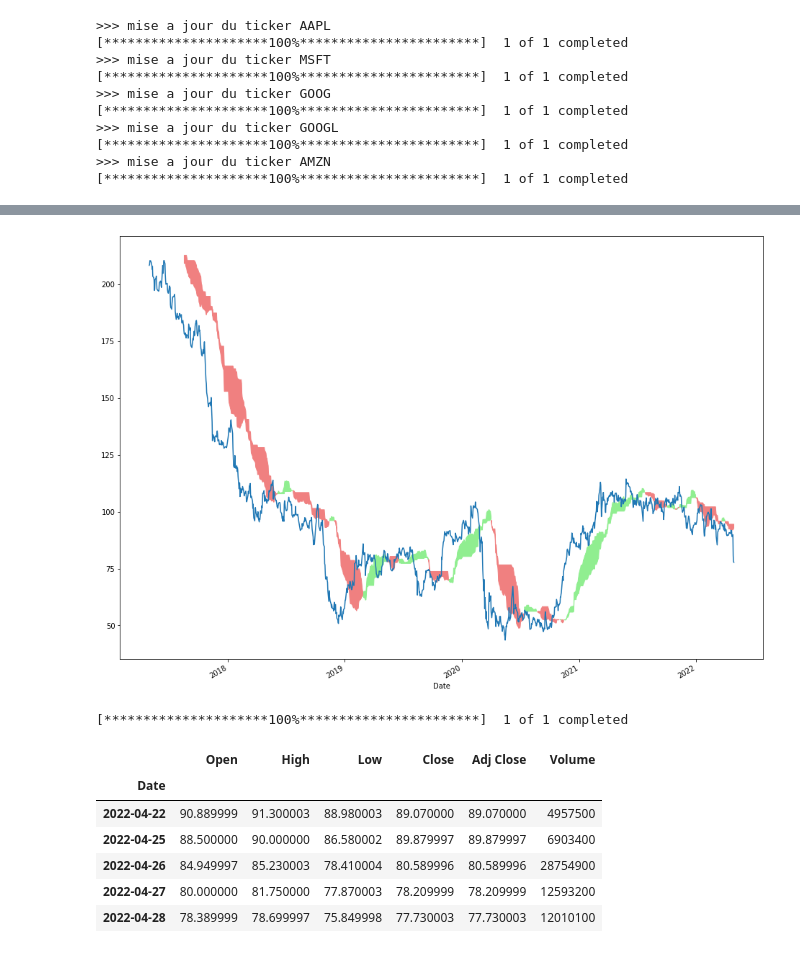
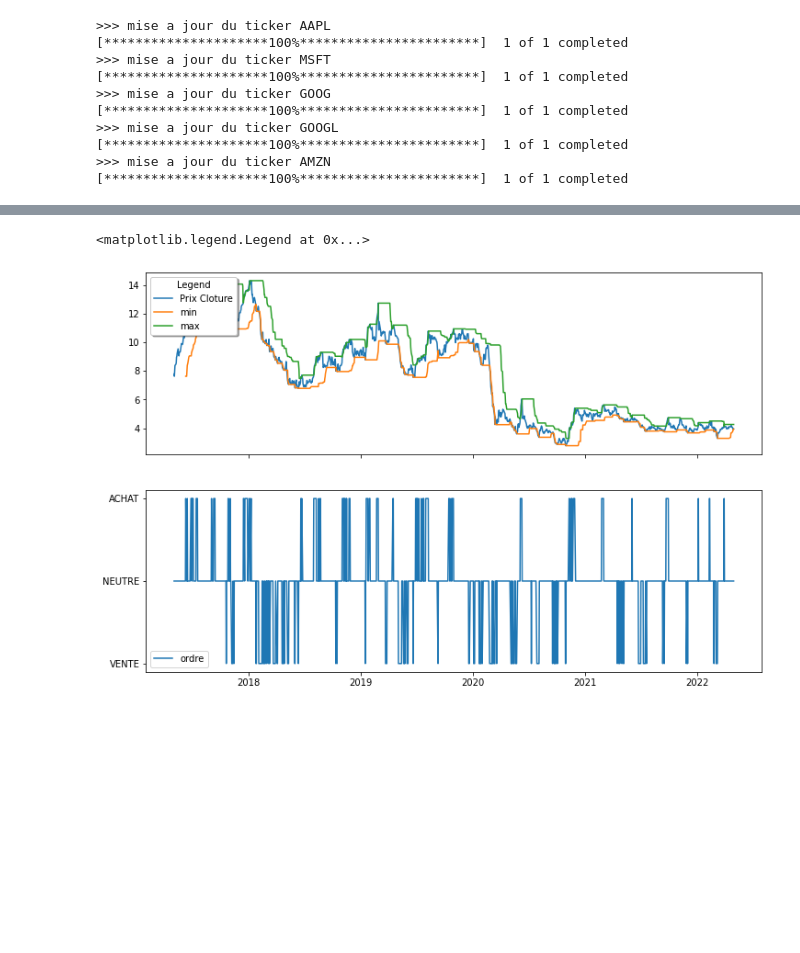
Before and after one commit to antoinebarre/grisbi-dev, a Jupyter notebook: test_manipulation_stock.ipynb, the cells around one changed output, grey strips where cells are left out. Drawn from its saved outputs; the diff is of its cells as text; code cells hidden in the pictures; blank space fills up the shorter version.

```diff
--- a/test_manipulation_stock.ipynb
+++ b/test_manipulation_stock.ipynb
@@ -39,22 +35,26 @@ df.tail()
 # %%
-df = grisbi.load_data_from_csv("GE")
+df = grisbi.load_data_from_csv("AF.PA")
 #grisbi.plot_stock(df.loc["2022"],currency="USD",title=grisbi.get_stockName("GE"))
 #grisbi.plot_candlestick(df.loc["2022"],currency="USD",title=grisbi.get_stockName("GE"))
-# %%
-grisbi.plot_ichimoku(df)
-# %% [output]
-[figure, removed]
-# %%
-import yfinance as yf
-
-aa = yf.download("GE")
-aa.tail()
-# %% [output]
-[*********************100%***********************]  1 of 1 completed
-|  | Open | High | Low | Close | Adj Close | Volume |
-| Date |  |  |  |  |  |  |
-| 2022-04-22 | 90.889999 | 91.300003 | 88.980003 | 89.070000 | 89.070000 | 4957500 |
-| 2022-04-25 | 88.500000 | 90.000000 | 86.580002 | 89.879997 | 89.879997 | 6903400 |
-| 2022-04-26 | 84.949997 | 85.230003 | 78.410004 | 80.589996 | 80.589996 | 28754900 |
-| 2022-04-27 | 80.000000 | 81.750000 | 77.870003 | 78.209999 | 78.209999 | 12593200 |
-| 2022-04-28 | 78.389999 | 78.699997 | 75.849998 | 77.730003 | 77.730003 | 12010100 |
+# %%
+df = grisbi.strategie_tortue(df)
+
+import matplotlib.pyplot as plt
+
+fig, ax = plt.subplots(2,figsize=(12,8),sharex=True)
+ax[0].plot(df["Close"], label="Prix Cloture")
+ax[0].plot(df["min"], label = "min")
+ax[0].plot(df["max"], label = "max")
+leg = ax[0].legend(loc="upper left", bbox_to_anchor=[0, 1],
+                 ncol=1, shadow=True, title="Legend", fancybox=True)
+leg.get_title().set_color("black")
+
+ax[1].plot(df["recommandation"],label ="ordre")
+ax[1].set_yticks([-1, 0, 1])
+ax[1].set_yticklabels([ "VENTE","NEUTRE","ACHAT"])
+
+
+plt.legend()
+# %% [output]
+<matplotlib.legend.Legend at 0x...>
+[figure, added]
```
Also changed, not shown: parts of 5 cells of this notebook, 1 other file.
